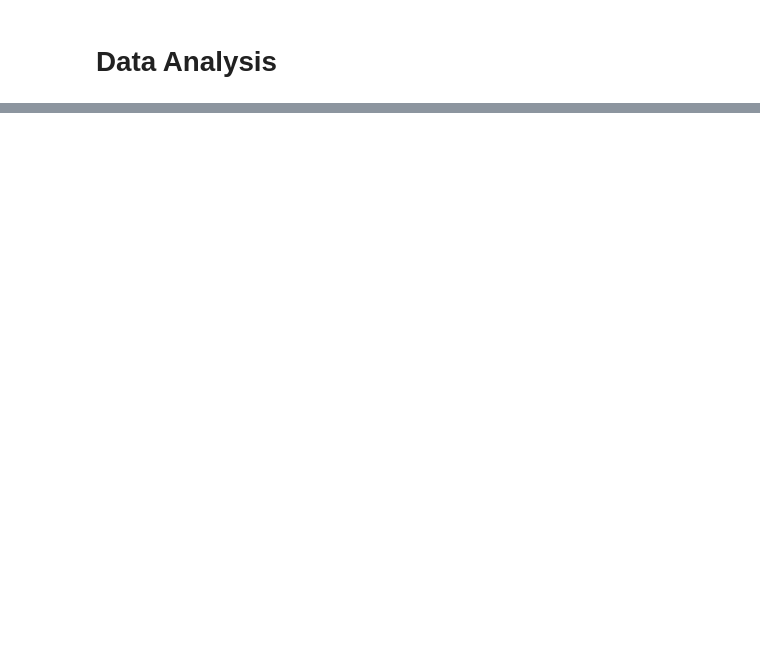
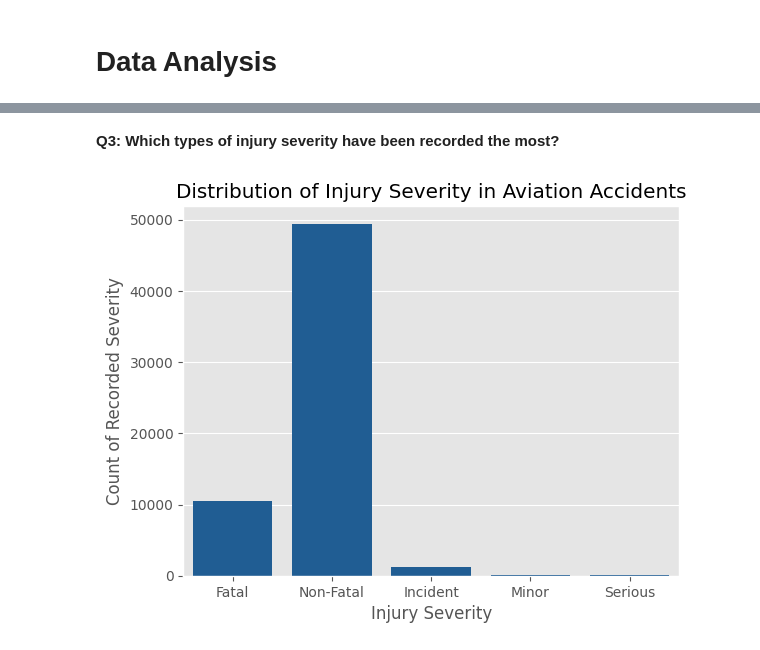
Before and after one commit to M-Nesphory/Aviation_Accident_Project, a Jupyter notebook: notebook.ipynb, the cells around one changed output, grey strips where cells are left out. Cells and saved outputs as stored; diff of their text form; code cells hidden in the pictures; blank space fills up the shorter version.

```diff
--- a/notebook.ipynb
+++ b/notebook.ipynb
@@ -703,0 +741,9 @@ Q: What are the top 5 crashed planes?
+# %% [markdown]
+**Q3: Which types of injury severity have been recorded the most?**
+# %%
+sns.countplot(x = us_accidents['injury_severity'], color = '#0D5EA6')
+plt.title('Distribution of Injury Severity in Aviation Accidents')
+plt.xlabel("Injury Severity")
+plt.ylabel("Count of Recorded Severity");
+# %% [output]
+[figure, added]
```
Also changed, not shown: parts of 27 cells of this notebook.
